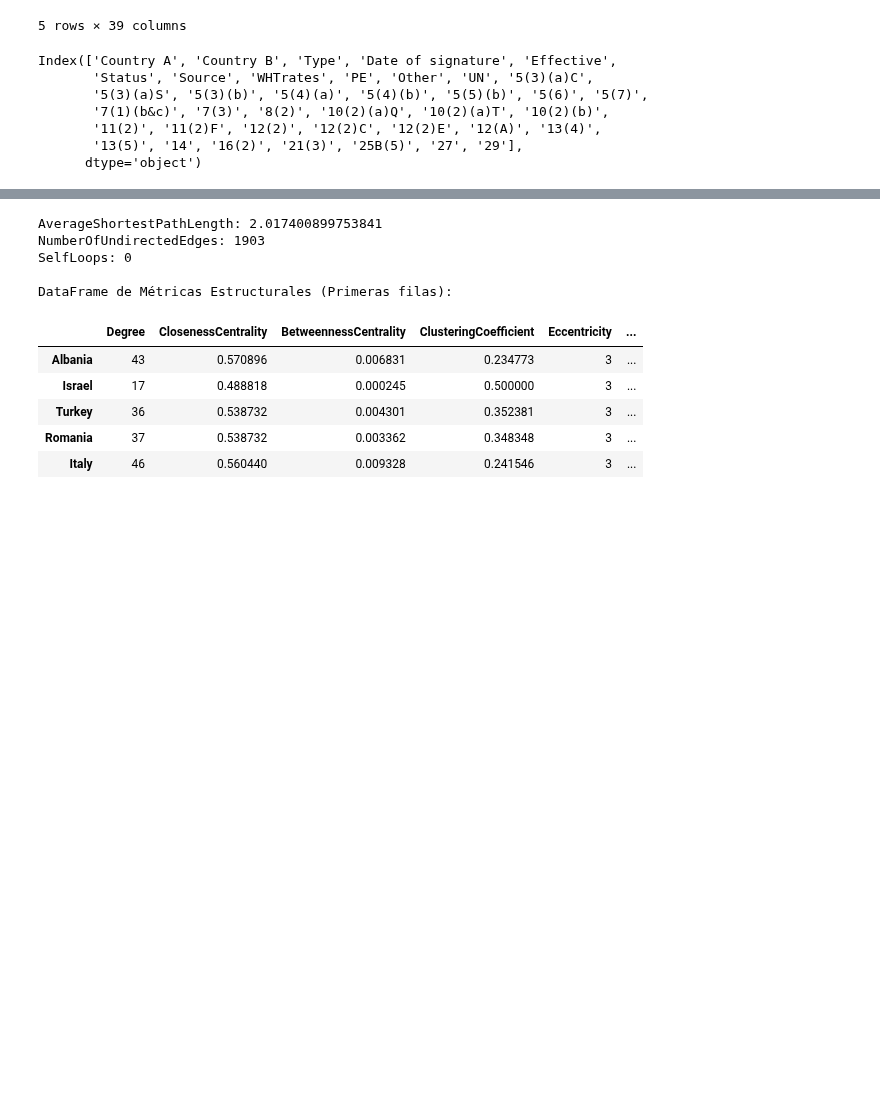
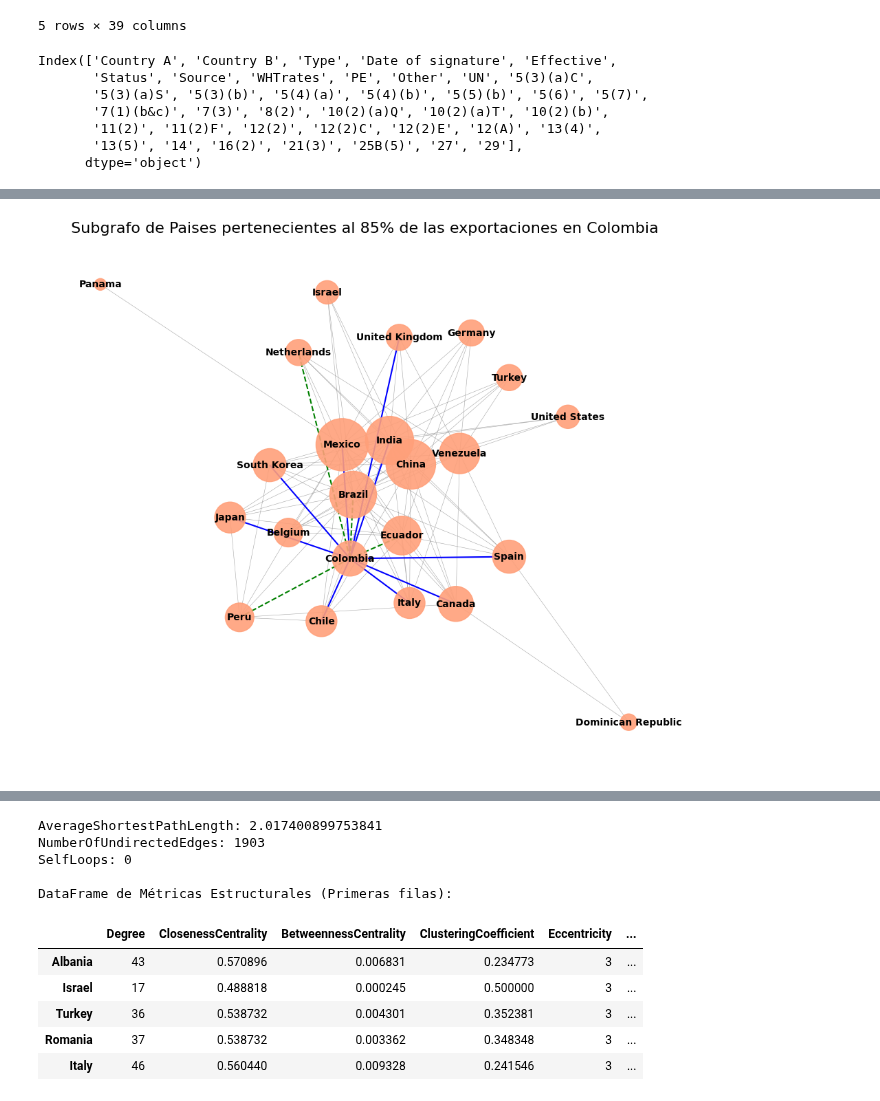
Before and after one commit to hubcborja/Trabajo_grado_ECIJG, a Jupyter notebook: Graficacion_red_convenios_Doble_Tributacion.ipynb, the cells around one changed output, grey strips where cells are left out. Saved outputs shown, nothing was run; the diff lists cells and outputs as text; code cells hidden in the pictures; blank space fills up the shorter version.

```diff
--- a/Graficacion_red_convenios_Doble_Tributacion.ipynb
+++ b/Graficacion_red_convenios_Doble_Tributacion.ipynb
@@ -44,7 +75,76 @@ plt.show()
 # Lista de nodos para el subgrafo
 paises_subgrafo = ['Colombia', 'United States', 'Panama', 'China', 'India', 'Brazil', 'Ecuador', 'Netherlands', 'Mexico', 'Turkey',
                    'Chile', 'Peru', 'Spain', 'Italy', 'South Korea', 'Canada', 'Germany', 'Venezuela', 'Dominican Republic',
-                   'Belgium']
+                   'Belgium', 'Japan', 'Israel', 'United Kingdom']
 
 # Crear el subgrafo
 subgrafo = G.subgraph(paises_subgrafo)
+# %%
+nodo_colombia='Colombia'
+
+node_degrees = dict(subgrafo.degree())
+# Escalar los tamaños: Multiplica por un factor para que sean visualmente distintos
+node_sizes = [v * 150 for v in node_degrees.values()]
+
+# 2. AJUSTAR EL LAYOUT (Aumentar la Repulsión)
+# k=0.35 a k=0.5 suele funcionar bien para separar nodos densos
+pos = nx.spring_layout(subgrafo, k=0.4, iterations=100, seed=42)
+
+colombia_edges = [(u, v) for u, v in subgrafo.edges() if u == nodo_colombia or v == nodo_colombia]
+# 3. DIBUJAR CON ESTILOS MEJORADOS
+plt.figure(figsize=(12, 10))
+
+# Nodos: Tamaño por Grado, Color por Continente/Grupo de interés (ej. rojo para LATAM)
+nx.draw_networkx_nodes(
+    subgrafo, pos,
+    node_size=node_sizes,
+    node_color='lightsalmon',  # Color más suave
+    alpha=0.9
+)
+
+# Enlaces: Reducir grosor y opacidad para mayor claridad
+nx.draw_networkx_edges(
+    subgrafo, pos,
+    width=0.4,  # Grosor muy delgado
+    alpha=0.7,  # Opacidad baja
+    edge_color='gray'
+)
+
+nx.draw_networkx_edges(
+    subgrafo, pos,
+    edgelist=colombia_edges,  # Solo los enlaces de Colombia
+    width=1.5,                # Grosor muy notorio
+    alpha=1.0,                # Opacidad total
+    edge_color='blue',        # Color de resalte (ej. azul o rojo vibrante)
+    style='solid'             # Línea continua
+)
+
+nuevas_aristas = [
+    ('Colombia', 'Peru'),
+    ('Colombia', 'Brazil'),
+    ('Colombia', 'Ecuador'),
+    ('Colombia', 'Netherlands')
+]
+
+nx.draw_networkx_edges(
+    subgrafo, pos,
+    edgelist=nuevas_aristas,
+    width=1.5,                # Grosor muy notorio
+    alpha=1.0,
+    edge_color='green',       # Color de resalte
+    style='dashed'            # Usamos línea punteada/discontinua para indicar que son 'futuras' o 'hipotéticas'
+)
+
+# Etiquetas: Texto más claro
+nx.draw_networkx_labels(
+    subgrafo, pos,
+    font_size=10,
+    font_weight='bold',
+    font_color='black'
+)
+
+plt.title("Subgrafo de Paises pertenecientes al 85% de las exportaciones en Colombia", fontsize=16)
+plt.axis('off') # Ocultar los ejes
+plt.show()
+# %% [output]
+[figure, added]
```
Also changed, not shown: parts of 27 cells of this notebook.
